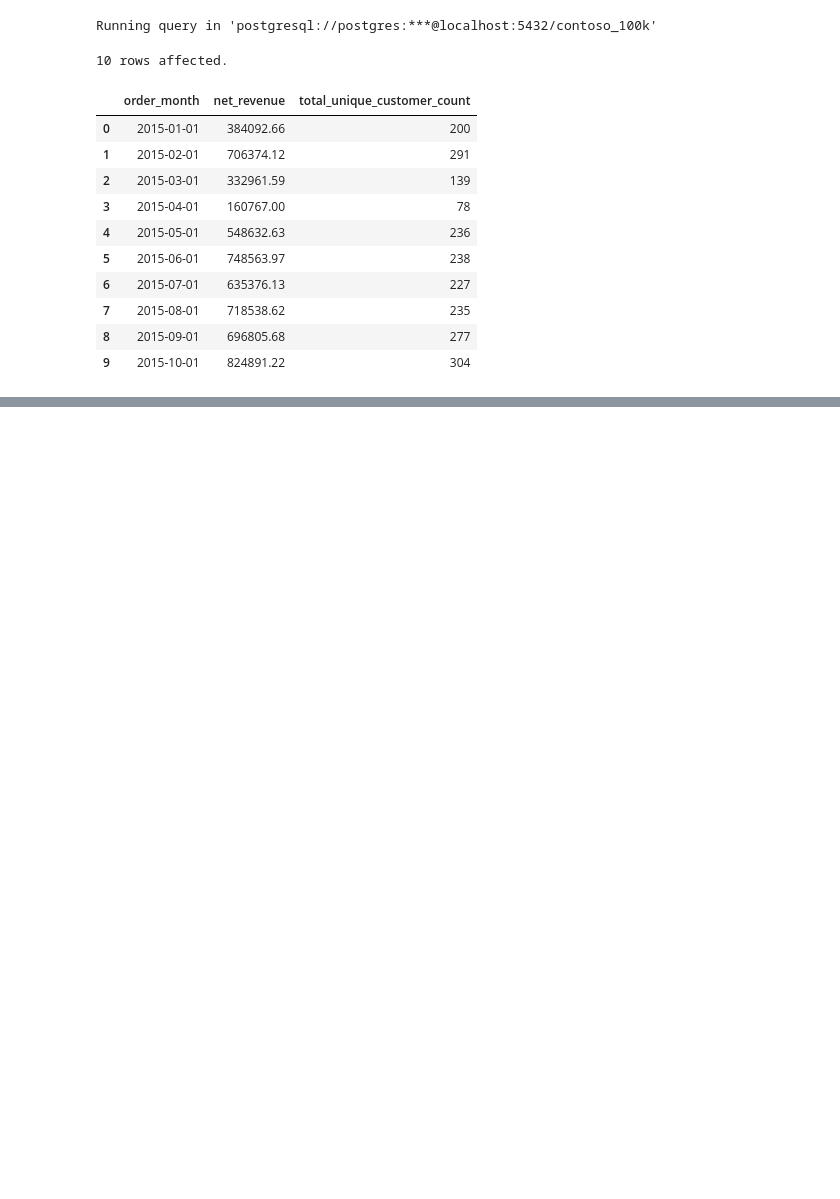
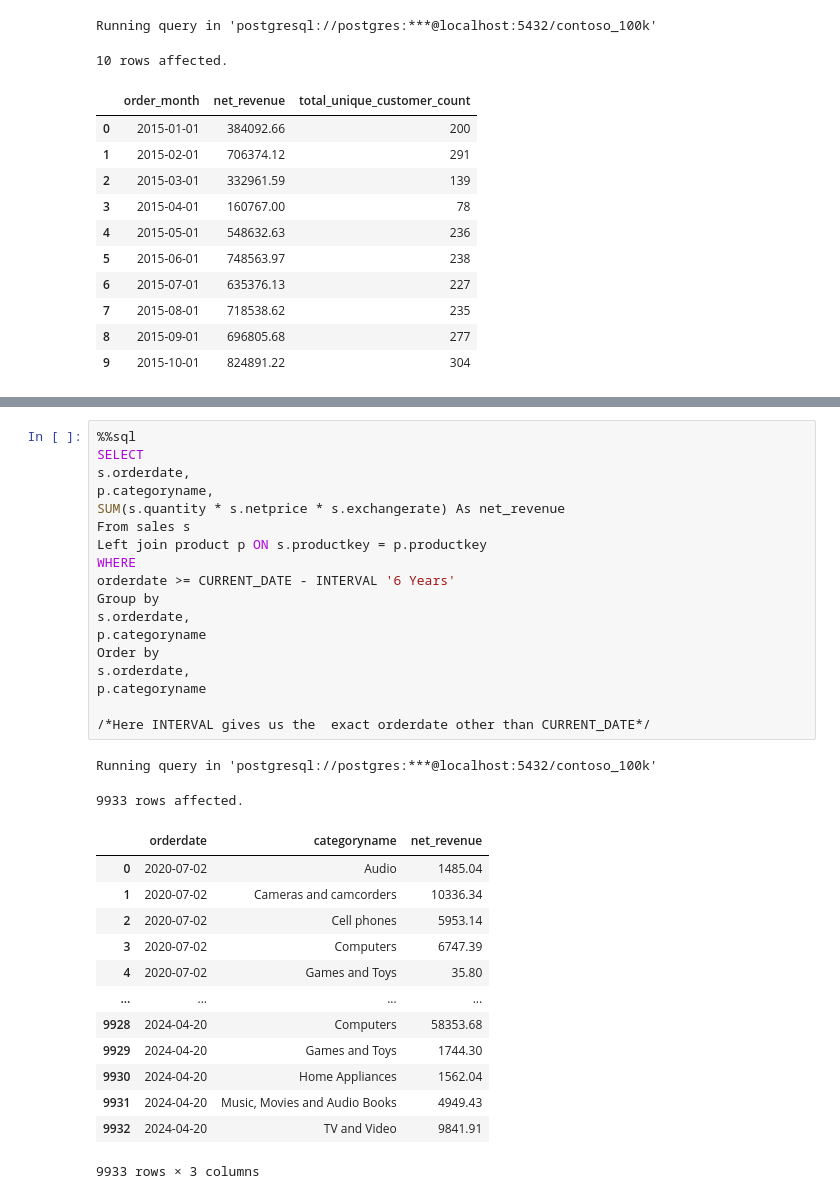
Before and after one commit to C0deB3ast/Data_analysis_work, a Jupyter notebook: Resources/Blank_SQL_Notebook.ipynb, the cells around one changed output, grey strips where cells are left out. Saved outputs shown, nothing was run; the diff lists cells and outputs as text; blank space fills up the shorter version.

```diff
--- a/Resources/Blank_SQL_Notebook.ipynb
+++ b/Resources/Blank_SQL_Notebook.ipynb
@@ -673,0 +802,34 @@ Limit 10;
+# %%
+%%sql
+SELECT
+s.orderdate,
+p.categoryname,
+SUM(s.quantity * s.netprice * s.exchangerate) As net_revenue
+From sales s
+Left join product p ON s.productkey = p.productkey
+WHERE
+orderdate >= CURRENT_DATE - INTERVAL '6 Years'
+Group by
+s.orderdate,
+p.categoryname
+Order by
+s.orderdate,
+p.categoryname
+
+/*Here INTERVAL gives us the  exact orderdate other than CURRENT_DATE*/
+# %% [output]
+Running query in 'postgresql://postgres:***@localhost:5432/contoso_100k'
+9933 rows affected.
+|  | orderdate | categoryname | net_revenue |
+| 0 | 2020-07-02 | Audio | 1485.04 |
+| 1 | 2020-07-02 | Cameras and camcorders | 10336.34 |
+| 2 | 2020-07-02 | Cell phones | 5953.14 |
+| 3 | 2020-07-02 | Computers | 6747.39 |
+| 4 | 2020-07-02 | Games and Toys | 35.80 |
+| ... | ... | ... | ... |
+| 9928 | 2024-04-20 | Computers | 58353.68 |
+| 9929 | 2024-04-20 | Games and Toys | 1744.30 |
+| 9930 | 2024-04-20 | Home Appliances | 1562.04 |
+| 9931 | 2024-04-20 | Music, Movies and Audio Books | 4949.43 |
+| 9932 | 2024-04-20 | TV and Video | 9841.91 |
+9933 rows × 3 columns
```
Also changed, not shown: parts of 5 cells of this notebook.
